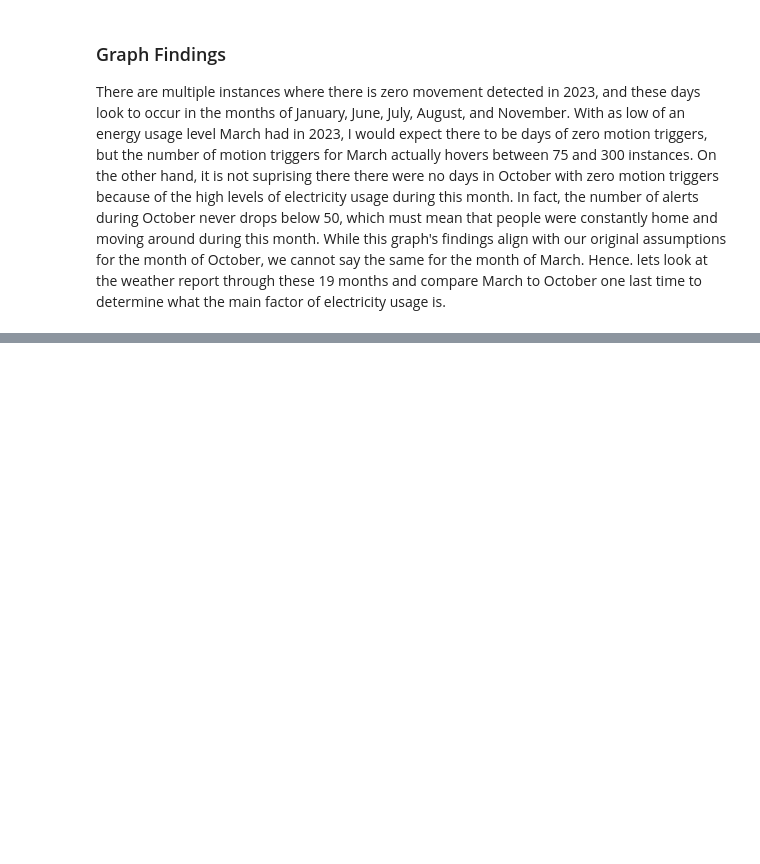
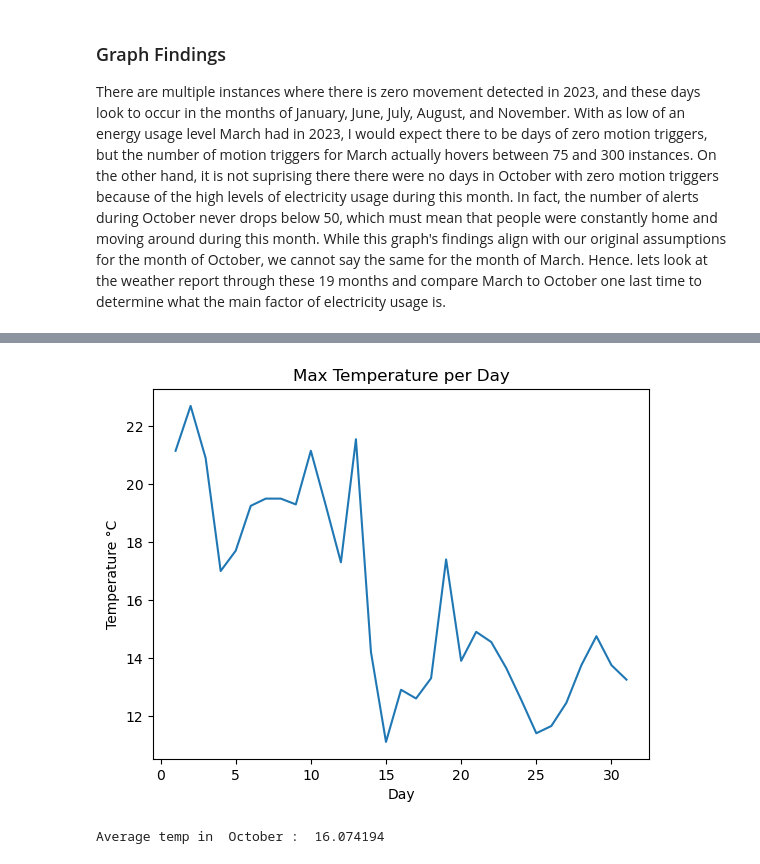
Before and after one commit to Yufanggg/Smart-House, a Jupyter notebook: report_electricity_usage.ipynb, the cells around one changed output, grey strips where cells are left out. Saved outputs shown, nothing was run; the diff lists cells and outputs as text; code cells hidden in the pictures; blank space fills up the shorter version.

```diff
--- a/report_electricity_usage.ipynb
+++ b/report_electricity_usage.ipynb
@@ -131,3 +114,7 @@ Average temp in March:  9.366129
 # %%
-report.march_temps
+## For October values, enter start date as '2023-10-01' and end date as '2023-10-31'
+from report_electricity_usage import ReportElcUsage
+report = ReportElcUsage()
+from openweathermap import OpenWeatherMap
+oct_temps = OpenWeatherMap()
 # %% [output]
@@ -134,0 +138,6 @@ report.march_temps
+# %%
+oct = oct_temps.hourly_data
+report.temps(oct, "October")
+# %% [output]
+[figure, added]
+Average temp in  October :  16.074194
```
Also changed, not shown: parts of 15 cells of this notebook.
